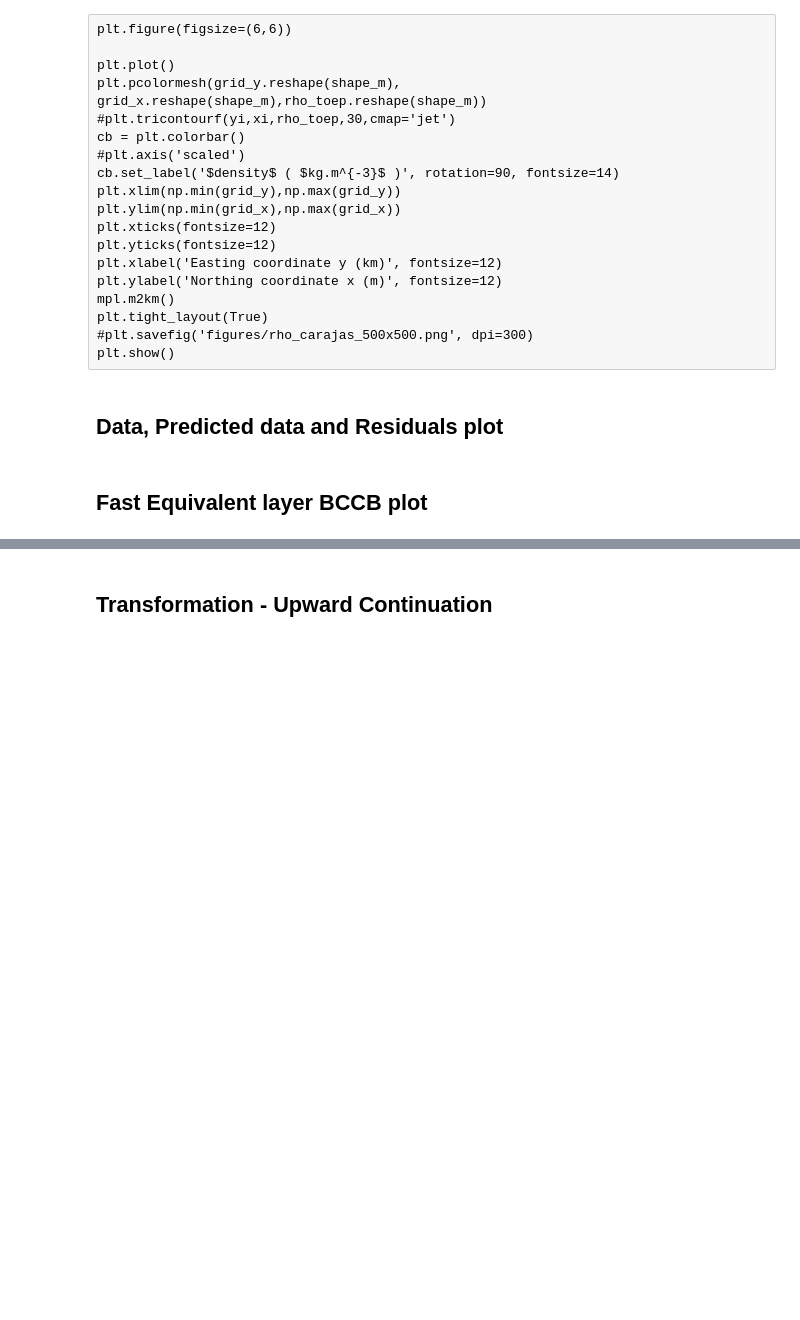
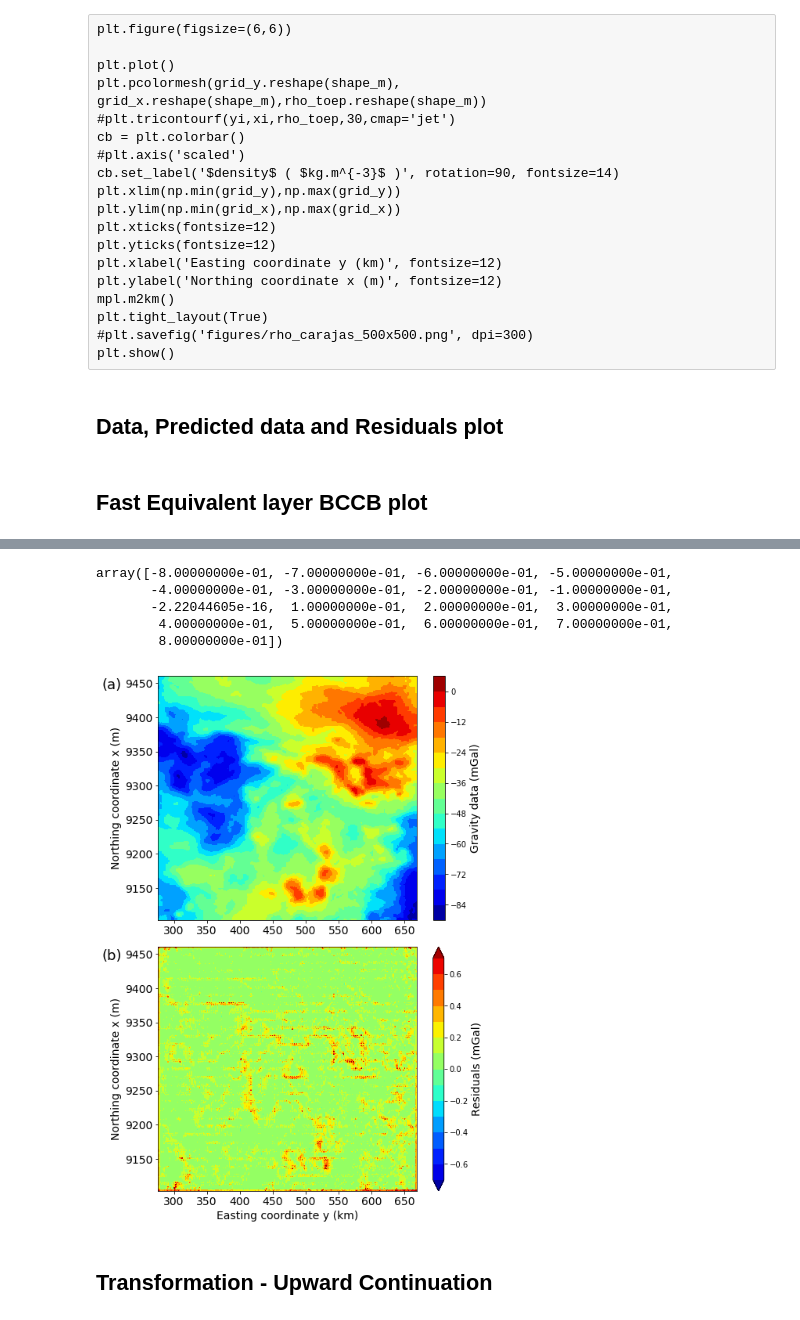
Before and after one commit to pinga-lab/Eq_Layer-Toeplitz, a Jupyter notebook: code/Carajas_Data_Irregular_Grid.ipynb, the cells around one changed output, grey strips where cells are left out. Cells and saved outputs as stored; diff of their text form; code cells hidden in the pictures; blank space fills up the shorter version.

Commit message:
fix figure 10

```diff
--- a/code/Carajas_Data_Irregular_Grid.ipynb
+++ b/code/Carajas_Data_Irregular_Grid.ipynb
@@ -158,7 +165,13 @@ print np.min(delta_gz), np.max(delta_gz)
 # %%
-res_colorbar_ranges = np.arange(-1, 1.1, 0.1)
+res_colorbar_ranges = np.arange(-0.8, 0.81, 0.1)
 # %%
 res_colorbar_ranges
+# %% [output]
+array([-8.00000000e-01, -7.00000000e-01, -6.00000000e-01, -5.00000000e-01,
+       -4.00000000e-01, -3.00000000e-01, -2.00000000e-01, -1.00000000e-01,
+       -2.22044605e-16,  1.00000000e-01,  2.00000000e-01,  3.00000000e-01,
+        4.00000000e-01,  5.00000000e-01,  6.00000000e-01,  7.00000000e-01,
+        8.00000000e-01])
 # %%
 # plot of the vertical component of the gravitational atraction at z=0
 plt.figure(figsize=(7,10))
@@ -190,35 +203,37 @@ cbar.set_clim(-90, 6)
 cb = plt.colorbar(cbar, shrink=1, boundaries=gz_colorbar_ranges)
 cb.set_label('Gravity data (mGal)', rotation=90, fontsize=14)
 
 plt.xlim(np.min(grid_y),np.max(grid_y))
 plt.ylim(np.min(grid_x),np.max(grid_x))
 plt.xticks(fontsize=14)
 plt.yticks(fontsize=14)
 #plt.xlabel('Easting coordinate y (km)', fontsize=14)
 plt.ylabel('Northing coordinate x (m)', fontsize=14)
 mpl.m2km()
 
 plt.subplot(212)
 plt.title('(b)', y=0.93, x=-0.18, fontsize=18)
 plt.tricontourf(np.ravel(grid_y),np.ravel(grid_x),delta_gz,
-                levels=res_colorbar_ranges, vmin=-1, vmax=1, cmap='jet')
+                levels=res_colorbar_ranges, vmin=-0.8, vmax=.8, cmap='jet')
 
 #define colorbar
 cbar = plt.cm.ScalarMappable(cmap=cm.jet)
 cbar.set_array(delta_gz)
-cbar.set_clim(-1, 1)
+cbar.set_clim(-0.8, 0.8)
 cb = plt.colorbar(cbar, shrink=1, boundaries=res_colorbar_ranges, extend='both')
 cb.set_label('Residuals (mGal)', rotation=90, fontsize=14)
 
 plt.xlim(np.min(grid_y),np.max(grid_y))
 plt.ylim(np.min(grid_x),np.max(grid_x))
 plt.xticks(fontsize=14)
 plt.yticks(fontsize=14)
 plt.xlabel('Easting coordinate y (km)', fontsize=14)
 plt.ylabel('Northing coordinate x (m)', fontsize=14)
 mpl.m2km()
 plt.tight_layout(True)
 plt.savefig('../manuscript/Fig/Carajas_gz_predito.png', dpi=300)
+# %% [output]
+[figure, added]
 # %% [markdown]
 ## Transformation - Upward Continuation
 # %%
```
Also changed, not shown: parts of 5 cells of this notebook, 3 other files.
